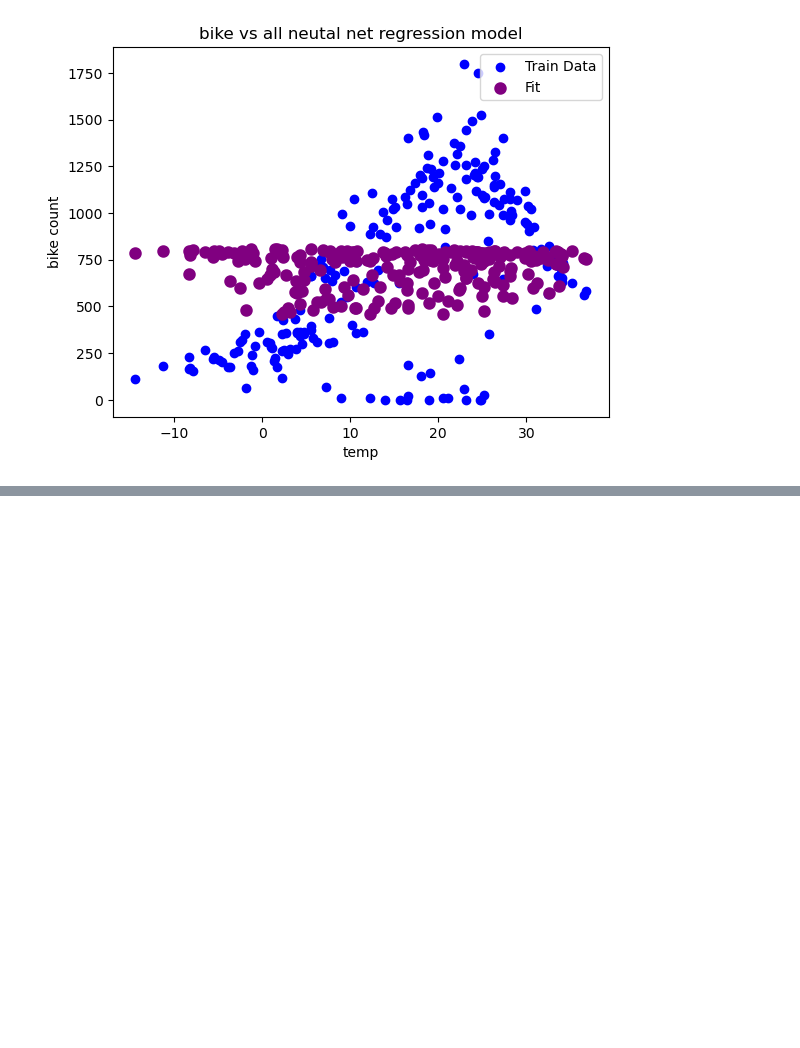
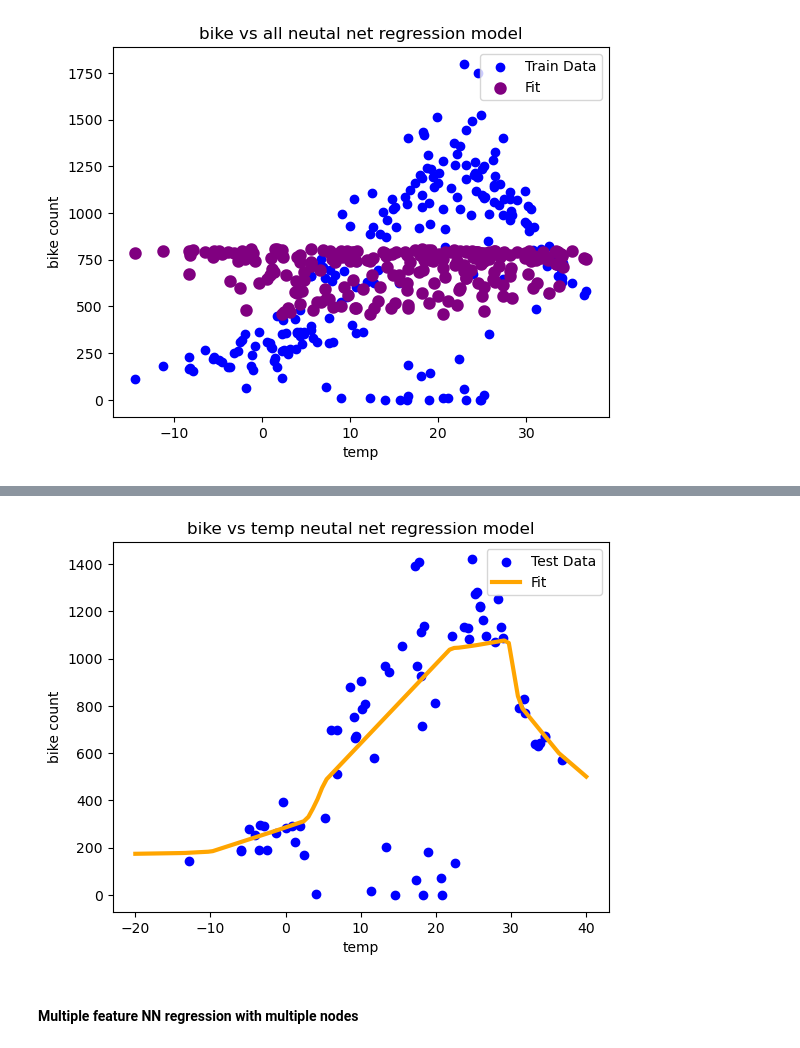
Before and after one commit to aswathr/ml_learn_fcc, a Jupyter notebook: 2_seoul_bike_demand.ipynb, the cells around one changed output, grey strips where cells are left out. Drawn from its saved outputs; the diff is of its cells as text; code cells hidden in the pictures; blank space fills up the shorter version.

```diff
--- a/2_seoul_bike_demand.ipynb
+++ b/2_seoul_bike_demand.ipynb
@@ -397,0 +453,9 @@ plt.show()
+# %%
+plt.scatter(x = X_test_temp12, y = y_test_temp12, label = "Test Data", color = "blue")
+plt.plot(X_to_be_predicted_temp_nn_regression_model12, temp_nn_model12.predict(np.array(X_to_be_predicted_temp_nn_regression_model12).reshape(-1, 1)), label = "Fit", color = "orange", linewidth = 3) # np.array() and reshape() is for changing the input shape of x to the required shape, i.e. (len(feature_vector), 1)
+plt.title("bike vs temp neutal net regression model")
+plt.ylabel("bike count")
+plt.xlabel("temp")
+plt.legend()
+plt.show()
+# %% [output]
@@ -397,0 +463,3 @@ plt.show()
+[figure, added]
+# %% [markdown]
+#### Multiple feature NN regression with multiple nodes
```
Also changed, not shown: parts of 19 cells of this notebook.
